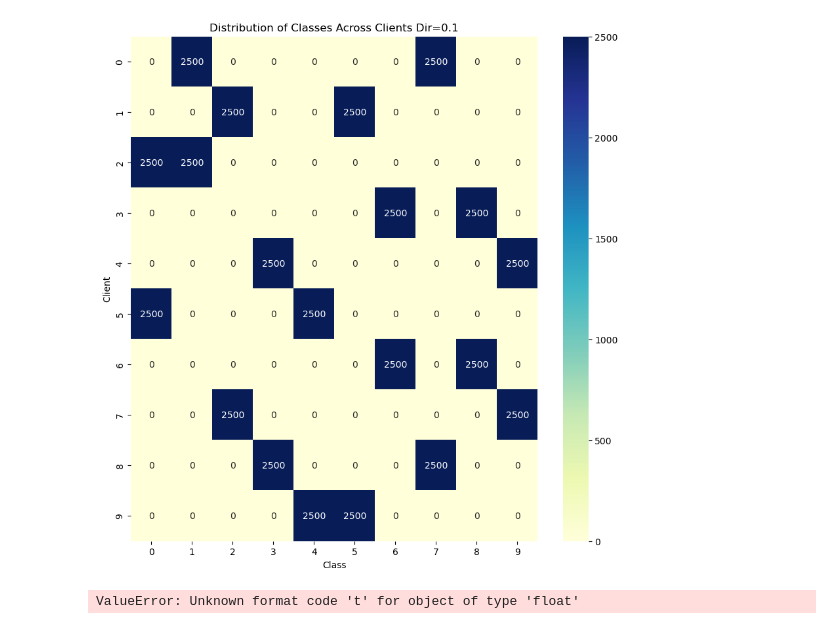
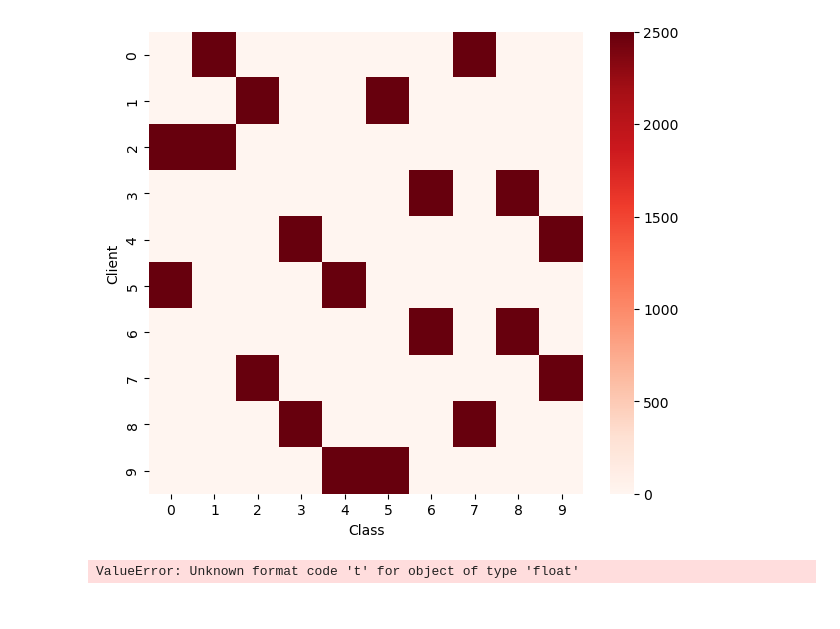
Before and after one commit to LEON-gittech/CPFL, a Jupyter notebook: leon/data_partition.ipynb, the cells around one changed output. Saved outputs shown, nothing was run; the diff lists cells and outputs as text; code cells hidden in the pictures.

```diff
--- a/leon/data_partition.ipynb
+++ b/leon/data_partition.ipynb
@@ -25,10 +25,9 @@ for client_id, class_data in data_dir_0_5:
         matrix[client_id][class_id] = count
 
 # 创建热力图
-plt.figure(figsize=(10, 6))
-sns.heatmap(matrix, annot=True, cmap="YlGnBu", fmt="g")
+plt.figure(figsize=(6, 6))
+sns.heatmap(matrix, annot=False, cmap="Reds",cbar=False)
 plt.xlabel("Class")
 plt.ylabel("Client")
-plt.title("Distribution of Classes Across Clients Dir=0.5")
 plt.show()
 # %% [output]
@@ -84,19 +81,21 @@ plt.show()
 # %%
+import numpy as np
+import matplotlib.pyplot as plt
+import seaborn as sn
 # 提取数据并创建矩阵
 matrix = np.zeros((10, 10))
 for client_id, class_data in data_dir_pat:
     for class_id, count in class_data:
         matrix[client_id][class_id] = count
 
 # 创建热力图
-plt.figure(figsize=(10, 10))
-sns.heatmap(matrix, annot=True, cmap="YlGnBu", fmt="g")
+plt.figure(figsize=(7, 6))
+sns.heatmap(matrix, annot=False, cmap="Reds")
 plt.xlabel("Class")
 plt.ylabel("Client")
-plt.title("Distribution of Classes Across Clients Dir=0.1")
 plt.show()
 # %% [output]
-[figure, old version]
+[figure, new version]
 # %%
 import numpy as np
 import matplotlib.pyplot as plt
```
Also changed, not shown: parts of 5 cells of this notebook, 4 other files.
